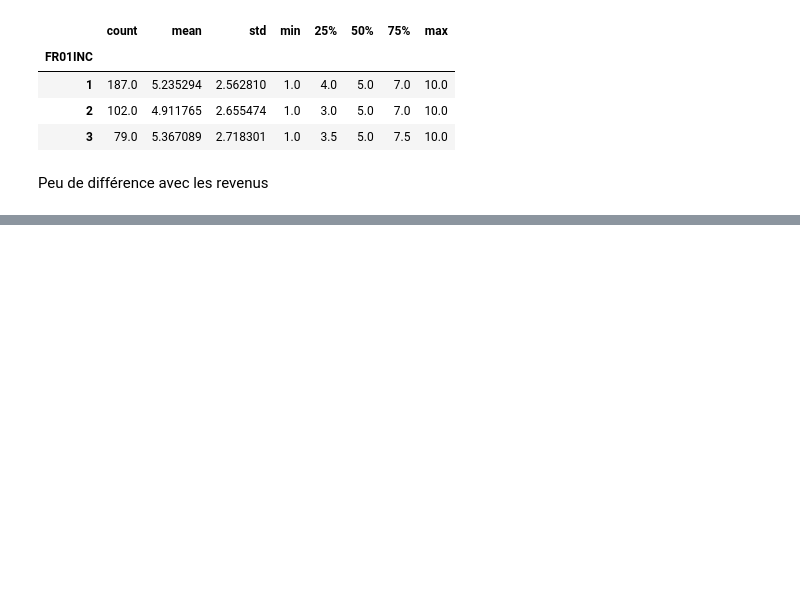
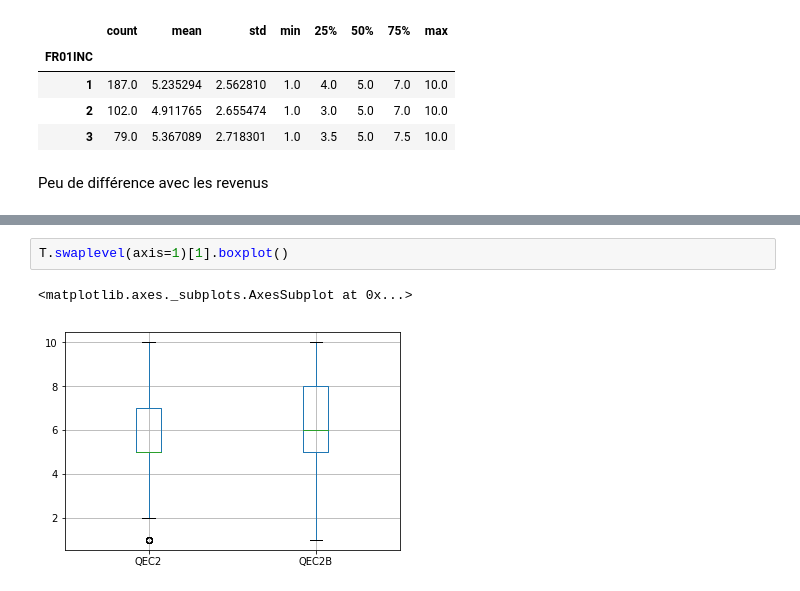
Before and after one commit to emilienschultz/researchnotebooks, a Jupyter notebook: Sondage IPSOS Mancini.ipynb, the cells around one changed output, grey strips where cells are left out. Cells and saved outputs as stored; diff of their text form; blank space fills up the shorter version.

```diff
--- a/Sondage IPSOS Mancini.ipynb
+++ b/Sondage IPSOS Mancini.ipynb
@@ -1711,0 +1799,5 @@ Peu de différence avec les revenus
+# %%
+T.swaplevel(axis=1)[1].boxplot()
+# %% [output]
+<matplotlib.axes._subplots.AxesSubplot at 0x...>
+[figure, added]
```
Also changed, not shown: parts of 26 cells of this notebook.
